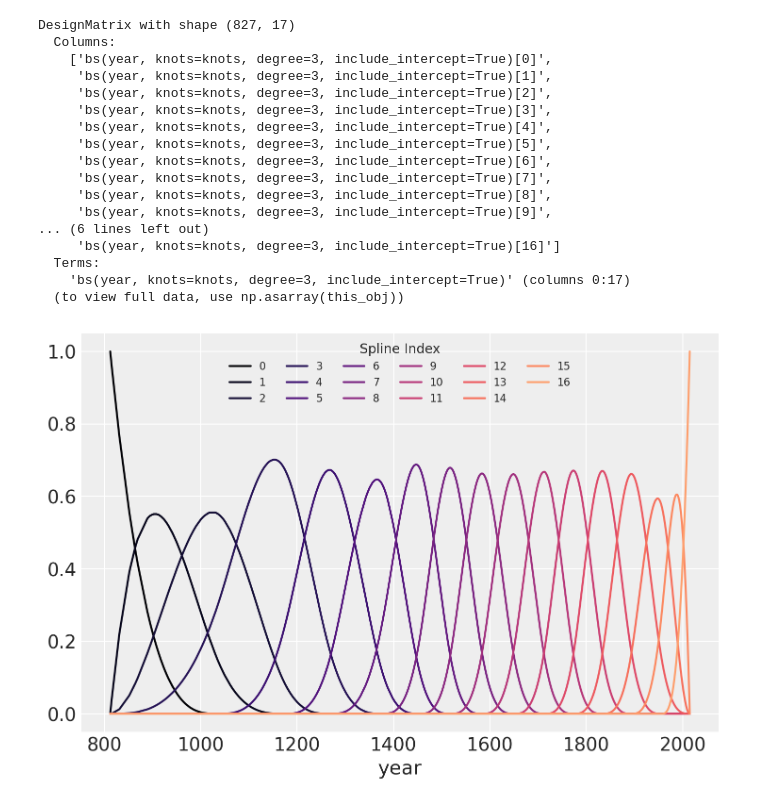
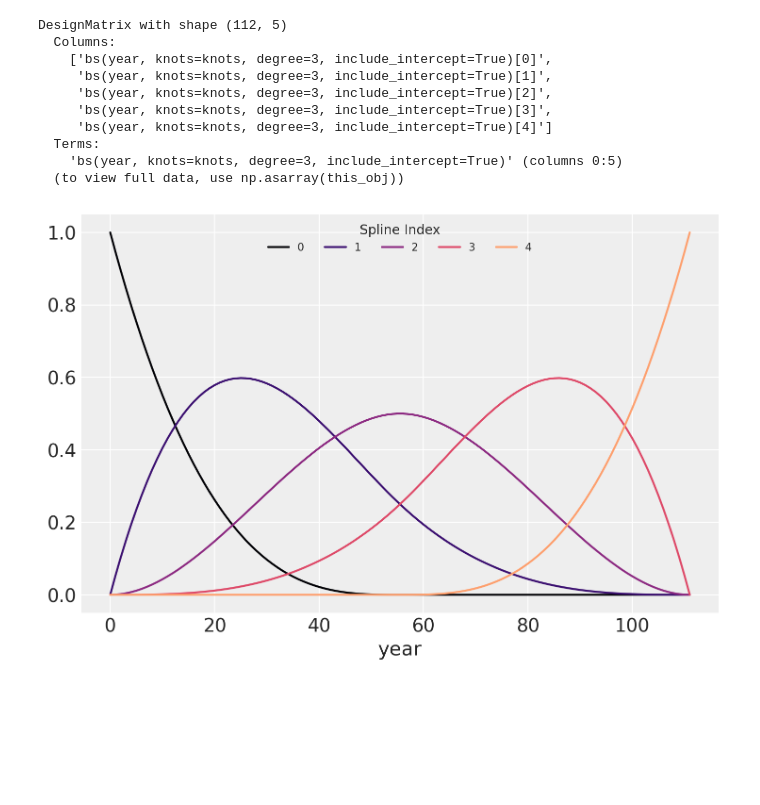
Before and after one commit to powell001/now_casting_01, a Jupyter notebook: src/pymc_examples/pymc_splines_gdp.ipynb, the cells around one changed output. Saved outputs shown, nothing was run; the diff lists cells and outputs as text; code cells hidden in the pictures; blank space fills up the shorter version.

```diff
--- a/src/pymc_examples/pymc_splines_gdp.ipynb
+++ b/src/pymc_examples/pymc_splines_gdp.ipynb
@@ -18,6 +18,7 @@ RANDOM_SEED = 8927
 az.style.use("arviz-darkgrid")
 # %%
 gdp_data = pd.read_csv("../../data/a0_combinedQuarterly.csv", index_col=[0])
+gdp_data.dropna(inplace=True)
 gdp_data.describe()
 # %% [output]
 |  | gdp_total | imports_goods_services | household_cons | gov_consumption | investments | gpd_invest_business_households | ... |
@@ -41,5 +42,7 @@ gdp_data.head()
 # %%
+gdp_data['date'] = gdp_data.index
+gdp_data['date_num'] = np.arange(0, gdp_data.shape[0])
 gdp_data.plot.scatter(
-    gdp_data.index.tolist(), "gdp_total", color="cornflowerblue", s=10, title="Dutch GDP", ylabel="GDP"
+    "date_num", "gdp_total", color="cornflowerblue", s=10, title="Dutch GDP", ylabel="GDP"
 );
 # %% [output]
@@ -48,5 +50,5 @@ KeyError: "None of [Index(['4/1/1995', '7/1/1995', '10/1/1995', '1/1/1996', '4/1
 # %%
-num_knots = 15
-knot_list = np.quantile(blossom_data.year, np.linspace(0, 1, num_knots))
+num_knots = 3
+knot_list = np.quantile(gdp_data.date_num, np.linspace(0, 1, num_knots))
 knot_list
 # %% [output]
@@ -63,42 +64,35 @@ for knot in knot_list:
 # %%
 B = dmatrix(
     "bs(year, knots=knots, degree=3, include_intercept=True) - 1",
-    {"year": blossom_data.year.values, "knots": knot_list[1:-1]},
+    {"year": gdp_data.date_num.values, "knots": knot_list[1:-1]},
 )
 B
 # %% [output]
-DesignMatrix with shape (827, 17)
+DesignMatrix with shape (112, 5)
   Columns:
     ['bs(year, knots=knots, degree=3, include_intercept=True)[0]',
      'bs(year, knots=knots, degree=3, include_intercept=True)[1]',
      'bs(year, knots=knots, degree=3, include_intercept=True)[2]',
      'bs(year, knots=knots, degree=3, include_intercept=True)[3]',
-     'bs(year, knots=knots, degree=3, include_intercept=True)[4]',
-     'bs(year, knots=knots, degree=3, include_intercept=True)[5]',
-     'bs(year, knots=knots, degree=3, include_intercept=True)[6]',
-     'bs(year, knots=knots, degree=3, include_intercept=True)[7]',
-     'bs(year, knots=knots, degree=3, include_intercept=True)[8]',
-     'bs(year, knots=knots, degree=3, include_intercept=True)[9]',
-... (6 lines left out)
-     'bs(year, knots=knots, degree=3, include_intercept=True)[16]']
+     'bs(year, knots=knots, degree=3, include_intercept=True)[4]']
   Terms:
-    'bs(year, knots=knots, degree=3, include_intercept=True)' (columns 0:17)
+    'bs(year, knots=knots, degree=3, include_intercept=True)' (columns 0:5)
   (to view full data, use np.asarray(this_obj))
 # %%
 spline_df = (
     pd.DataFrame(B)
-    .assign(year=blossom_data.year.values)
+    .assign(year=gdp_data.date_num.values)
     .melt("year", var_name="spline_i", value_name="value")
 )
 
 color = plt.cm.magma(np.linspace(0, 0.80, len(spline_df.spline_i.unique())))
 
 fig = plt.figure()
 for i, c in enumerate(color):
     subset = spline_df.query(f"spline_i == {i}")
     subset.plot("year", "value", c=c, ax=plt.gca(), label=i)
 plt.legend(title="Spline Index", loc="upper center", fontsize=8, ncol=6);
 # %% [output]
-[figure, old version]
+[figure, new version]
 # %%
 COORDS = {"splines": np.arange(B.shape[1])}
```
Also changed, not shown: parts of 13 cells of this notebook, 6 other files.
